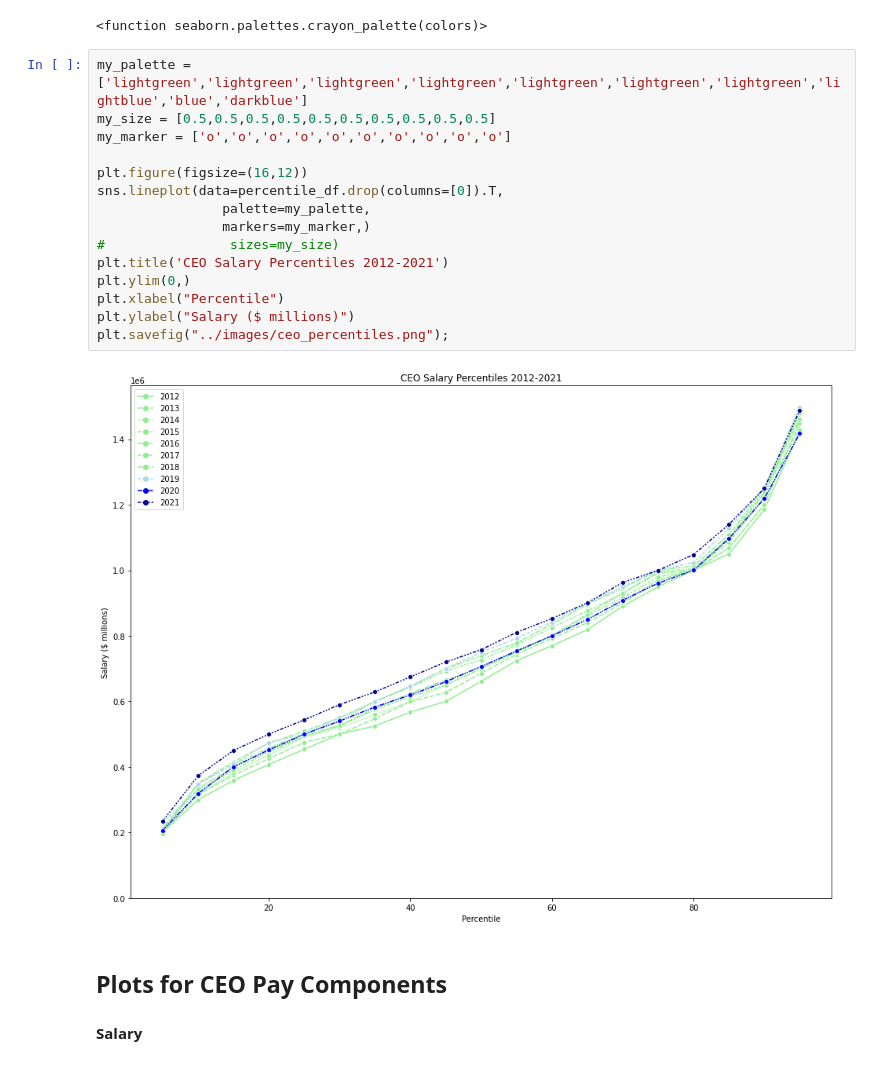
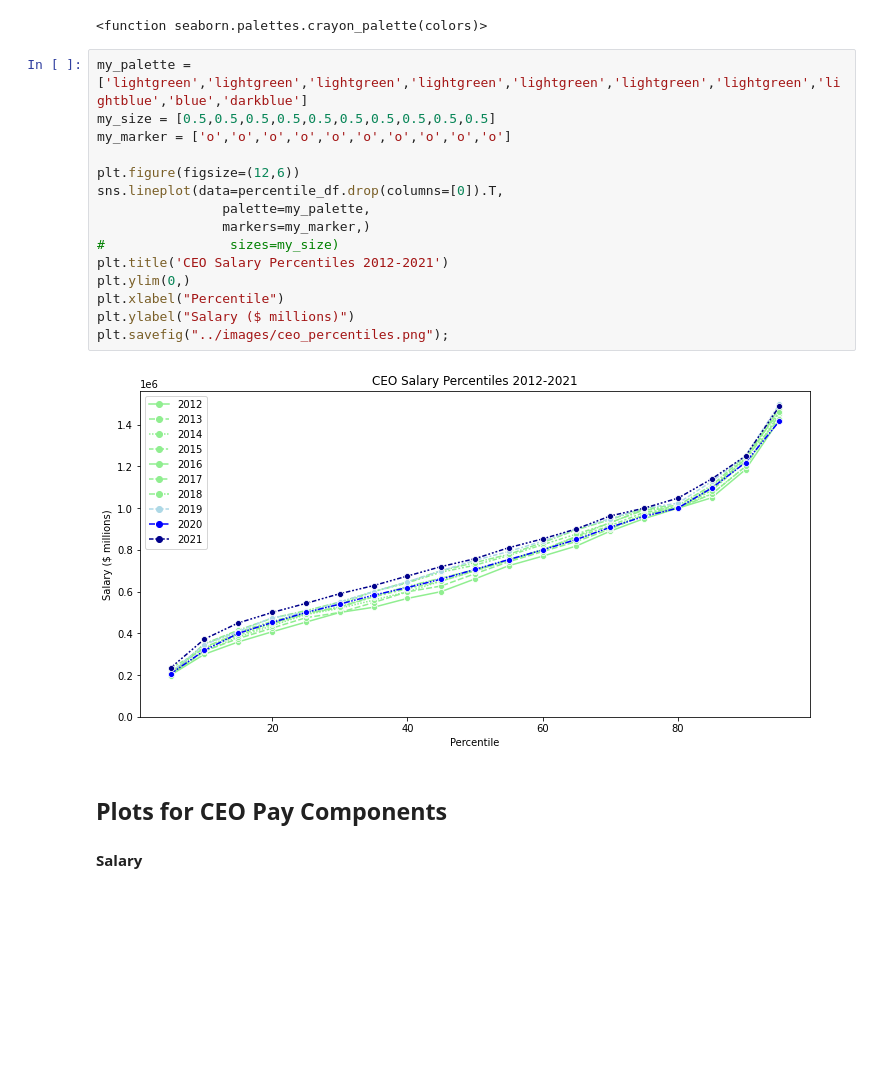
Before and after one commit to kbaum215/Exploring-Company-Financials-and-Executive-Pay, a Jupyter notebook: EDA/EDA_CEO_changes.ipynb, the cells around one changed output. Drawn from its saved outputs; the diff is of its cells as text; blank space fills up the shorter version.

```diff
--- a/EDA/EDA_CEO_changes.ipynb
+++ b/EDA/EDA_CEO_changes.ipynb
@@ -95,20 +95,20 @@ sns.crayon_palette
 # %%
 my_palette = ['lightgreen','lightgreen','lightgreen','lightgreen','lightgreen','lightgreen','lightgreen','lightblue','blue','darkblue']
 my_size = [0.5,0.5,0.5,0.5,0.5,0.5,0.5,0.5,0.5,0.5]
 my_marker = ['o','o','o','o','o','o','o','o','o','o']
 
-plt.figure(figsize=(16,12))
+plt.figure(figsize=(12,6))
 sns.lineplot(data=percentile_df.drop(columns=[0]).T,
                 palette=my_palette,
                 markers=my_marker,)
 #                sizes=my_size)
 plt.title('CEO Salary Percentiles 2012-2021')
 plt.ylim(0,)
 plt.xlabel("Percentile")
 plt.ylabel("Salary ($ millions)")
 plt.savefig("../images/ceo_percentiles.png");
 # %% [output]
-[figure, old version]
+[figure, new version]
 # %% [markdown]
 ## Plots for CEO Pay Components
 #### Salary
```
Also changed, not shown: parts of 17 cells of this notebook, 1 other file.
